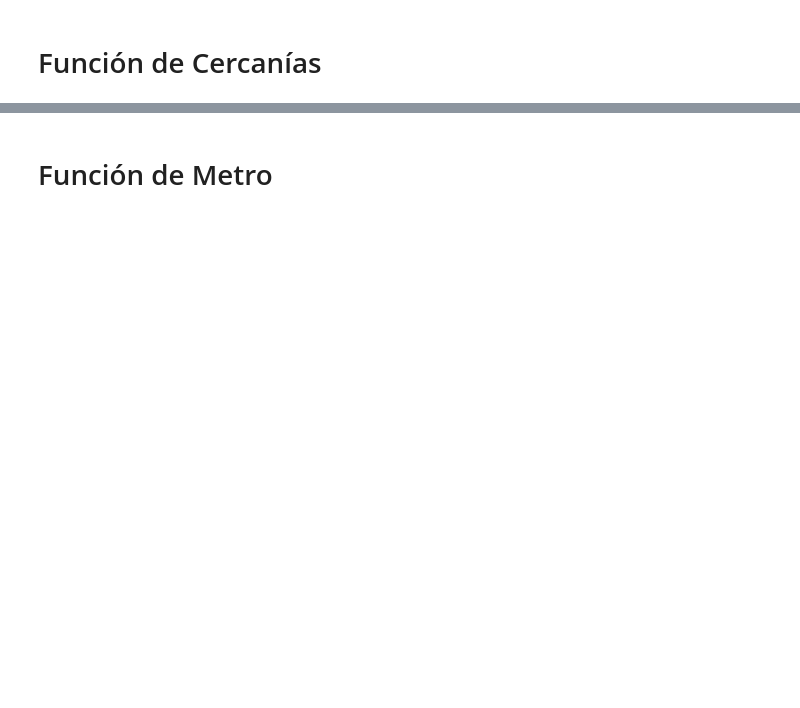
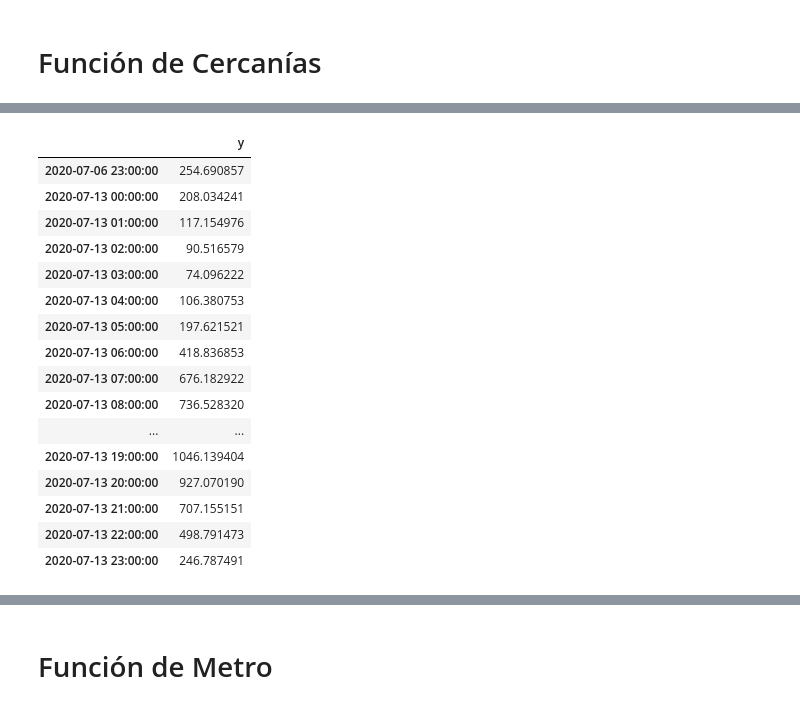
Before and after one commit to Jhonvalencia77/10mo_avance, a Jupyter notebook: Produccion/Prototipo.ipynb, the cells around one changed output, grey strips where cells are left out. Cells and saved outputs as stored; diff of their text form; code cells hidden in the pictures; blank space fills up the shorter version.

```diff
--- a/Produccion/Prototipo.ipynb
+++ b/Produccion/Prototipo.ipynb
@@ -563,2 +615,22 @@ Chamartin_up_Renfe = StopForecast.Input_Estimate_Cercanias(prediction,subsetNn,t
 # %%
-print(Chamartin_up_Renfe)
+# Chamartin_up_Renfe = Chamartin_up_Renfe.set_index('index')
+Chamartin_up_Renfe
+# print(Chamartin_up_Renfe.index.dtype)
+# %% [output]
+|  | y |
+| 2020-07-06 23:00:00 | 254.690857 |
+| 2020-07-13 00:00:00 | 208.034241 |
+| 2020-07-13 01:00:00 | 117.154976 |
+| 2020-07-13 02:00:00 | 90.516579 |
+| 2020-07-13 03:00:00 | 74.096222 |
+| 2020-07-13 04:00:00 | 106.380753 |
+| 2020-07-13 05:00:00 | 197.621521 |
+| 2020-07-13 06:00:00 | 418.836853 |
+| 2020-07-13 07:00:00 | 676.182922 |
+| 2020-07-13 08:00:00 | 736.528320 |
+| ... | ... |
+| 2020-07-13 19:00:00 | 1046.139404 |
+| 2020-07-13 20:00:00 | 927.070190 |
+| 2020-07-13 21:00:00 | 707.155151 |
+| 2020-07-13 22:00:00 | 498.791473 |
+| 2020-07-13 23:00:00 | 246.787491 |
```
Also changed, not shown: parts of 4 cells of this notebook, 3 other files.
